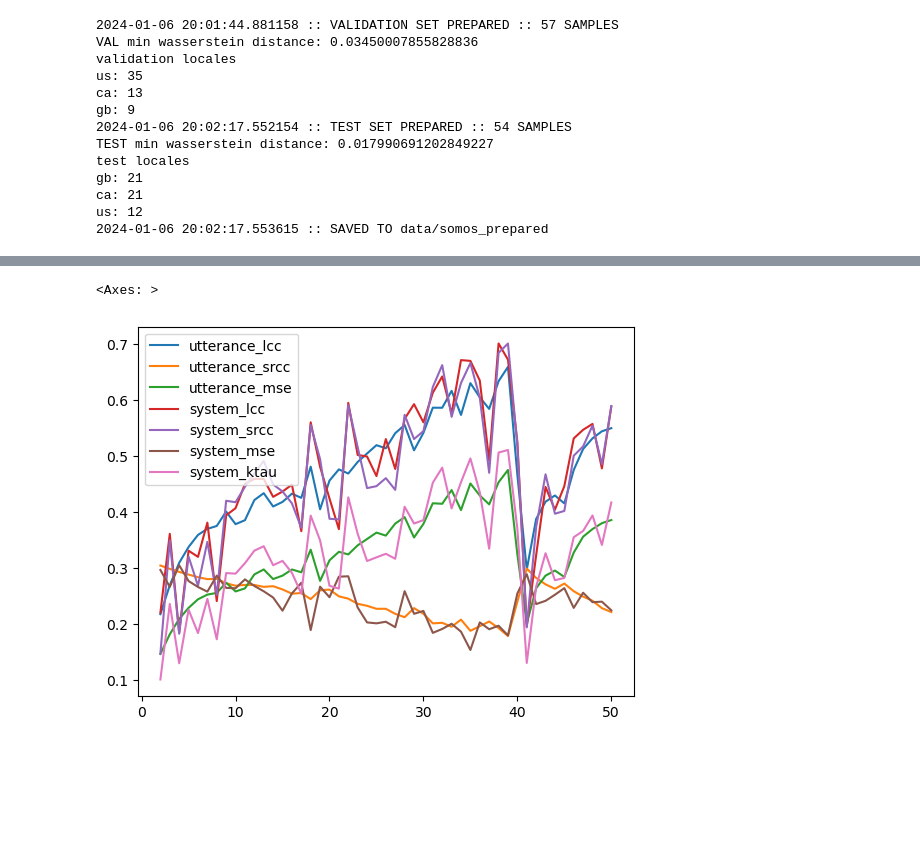
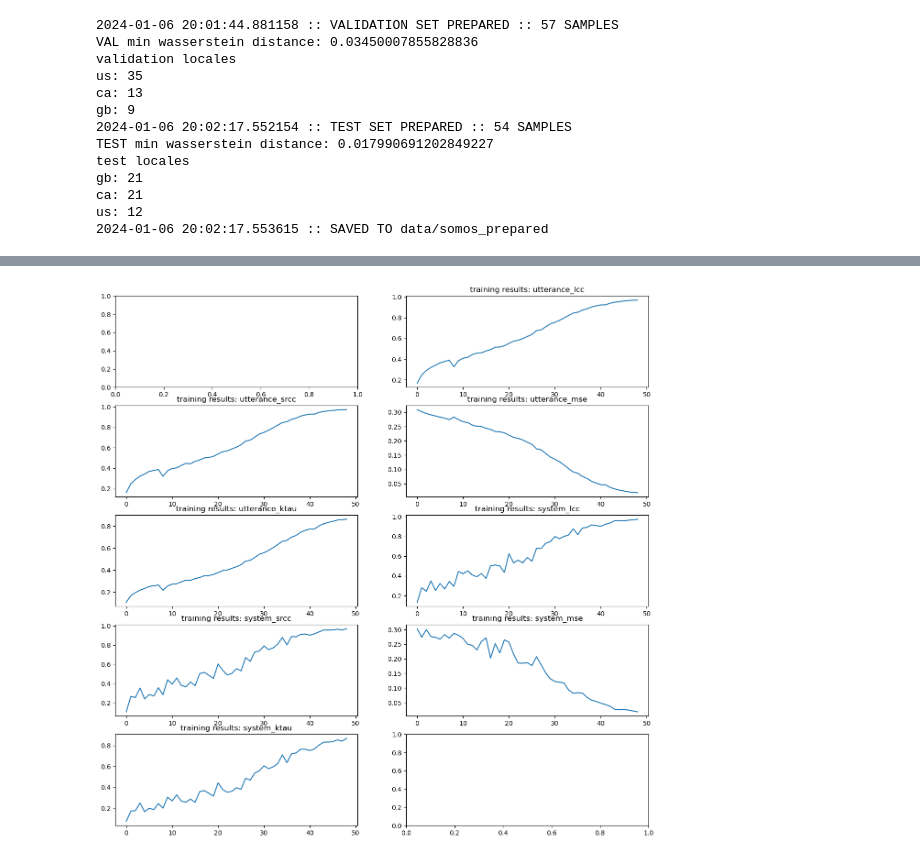
Before and after one commit to liambarstad/content_aware_mos_prediction, a Jupyter notebook: present.ipynb, the cells around one changed output, grey strips where cells are left out. Drawn from its saved outputs; the diff is of its cells as text; code cells hidden in the pictures; blank space fills up the shorter version.

Commit message:
refactor mosnet

```diff
--- a/present.ipynb
+++ b/present.ipynb
@@ -236,15 +117,17 @@ AttributeError: 'str' object has no attribute '__name__'
 # %%
+import math
 import pandas as pd
+import numpy as np
 import matplotlib.pyplot as plt
-fig, axs = plt.subplots(len(df.columns), 1)
 
-train_results = pd.read_csv('runs/prod/mosnet/mosnet_train_.csv')
-for i, column in enumerate(train_results.columns):
-    if column != 'epoch':
-        train_results[column].plot(kind='line', ax=axs[i], title=column)
+def plot_columns(fname, title):
+    results = pd.read_csv(fname)
 
-plt.tight_layout()
-plt.show()
+    fig, axs = plt.subplots(math.ceil(len(results.columns) / 2), 2, figsize=(15, 15))
+    axs = np.ravel(axs)
+
+    for i, column in enumerate(results.columns):
+        if column != 'epoch':
+            results[column].plot(kind='line', ax=axs[i], title=f'{title}: {column}')
+
+    plt.show()
-# %% [output]
-<Axes: >
-[figure, removed]
@@ -252,0 +134,4 @@ val_results =
+# %%
+plot_columns('runs/prod/mosnet/train.csv', 'training results')
+# %% [output]
+[figure, added]
```
Also changed, not shown: parts of 6 cells of this notebook, 14 other files.
